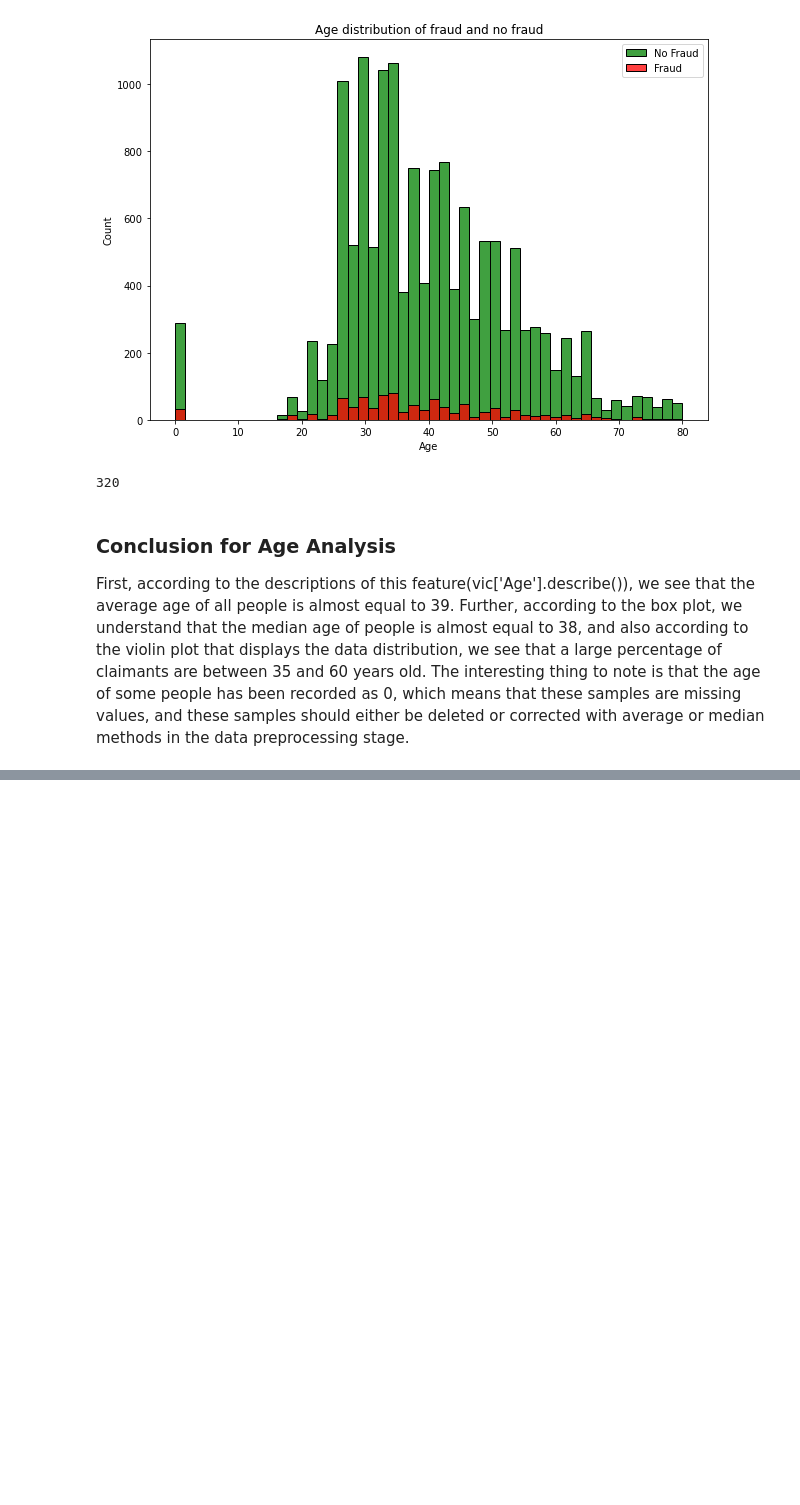
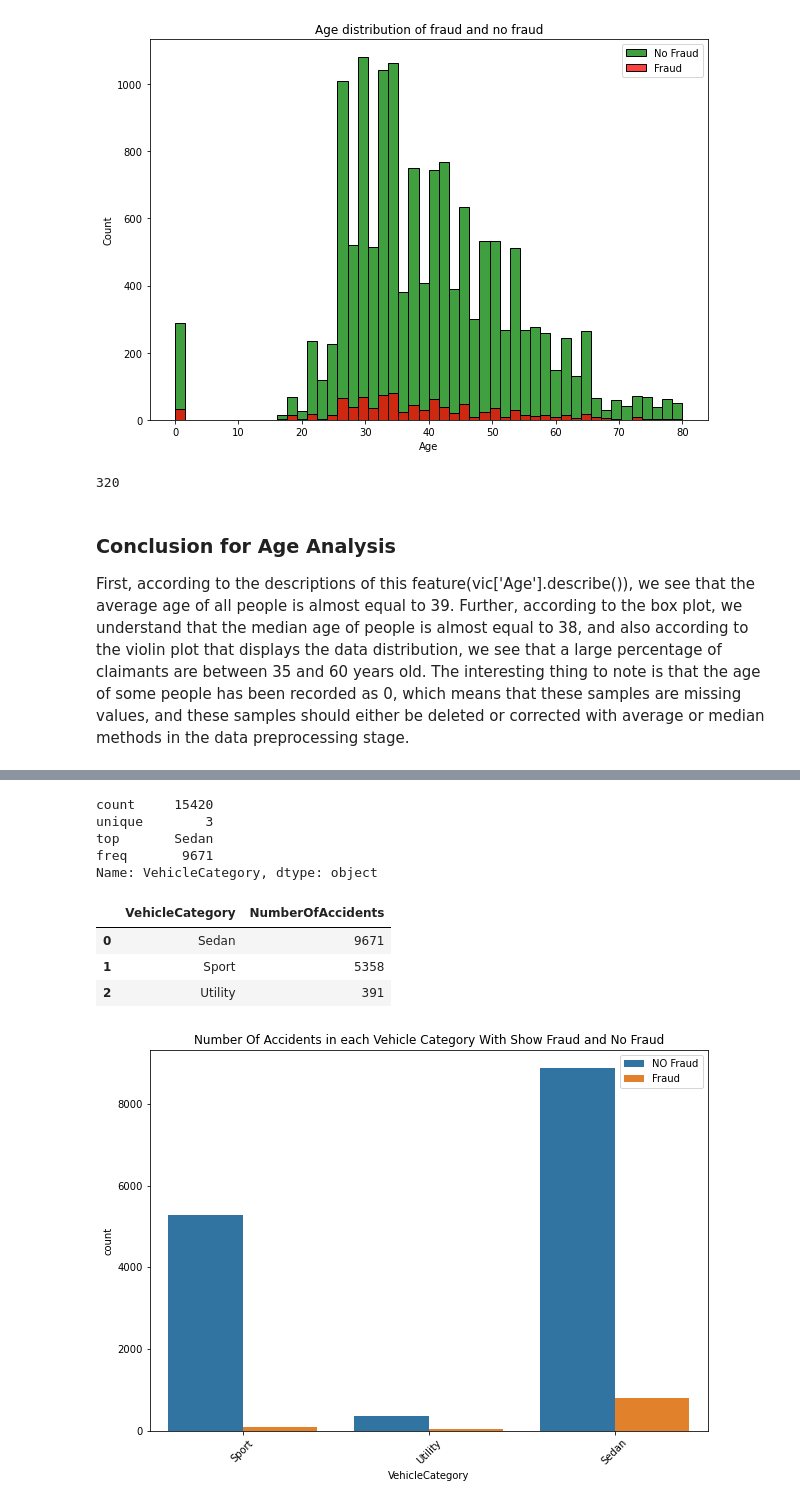
Before and after one commit to MohammadRouintan/Vehicle-Insurance-Claim-Fraud-Detection-Classification, a Jupyter notebook: Vehicle Insurance.ipynb, the cells around one changed output, grey strips where cells are left out. Cells and saved outputs as stored; diff of their text form; code cells hidden in the pictures; blank space fills up the shorter version.

```diff
--- a/Vehicle Insurance.ipynb
+++ b/Vehicle Insurance.ipynb
@@ -814,0 +884,27 @@ First, according to the descriptions of this feature(vic['Age'].describe()), we
+# %%
+vic['VehicleCategory'].describe()
+# %% [output]
+count     15420
+unique        3
+top       Sedan
+freq       9671
+Name: VehicleCategory, dtype: object
+# %%
+vehicle = pd.DataFrame(vic.groupby(['VehicleCategory']).size()).reset_index()
+vehicle = vehicle.rename(columns={0: 'NumberOfAccidents'})
+vehicle
+# %% [output]
+|  | VehicleCategory | NumberOfAccidents |
+| 0 | Sedan | 9671 |
+| 1 | Sport | 5358 |
+| 2 | Utility | 391 |
+# %%
+plt.figure(figsize=(10, 7))
+labels = ['NO Fraud','Fraud']
+sns.countplot(x=vic['VehicleCategory'], hue=vic['FraudFound_P'])
+plt.legend(labels, loc='best')
+plt.title('Number Of Accidents in each Vehicle Category With Show Fraud and No Fraud')
+plt.xticks(rotation=45)
+plt.show()
+# %% [output]
+[figure, added]
```
Also changed, not shown: parts of 21 cells of this notebook.
